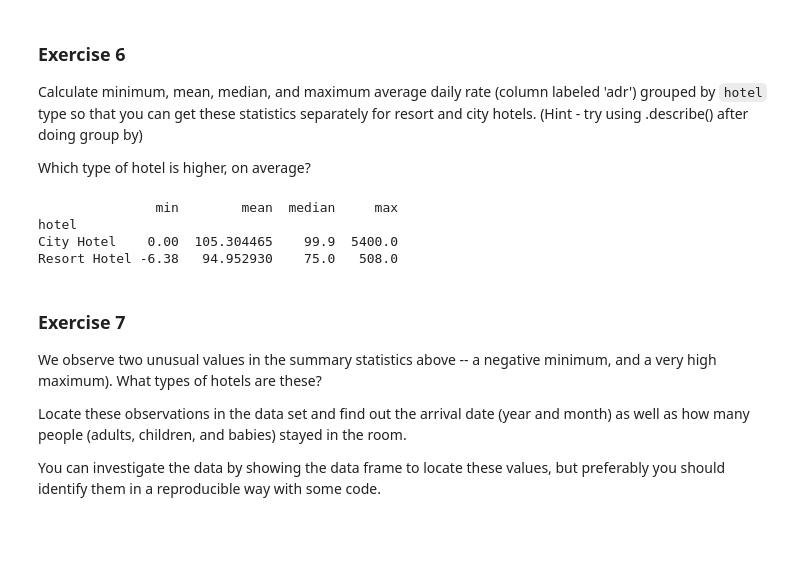
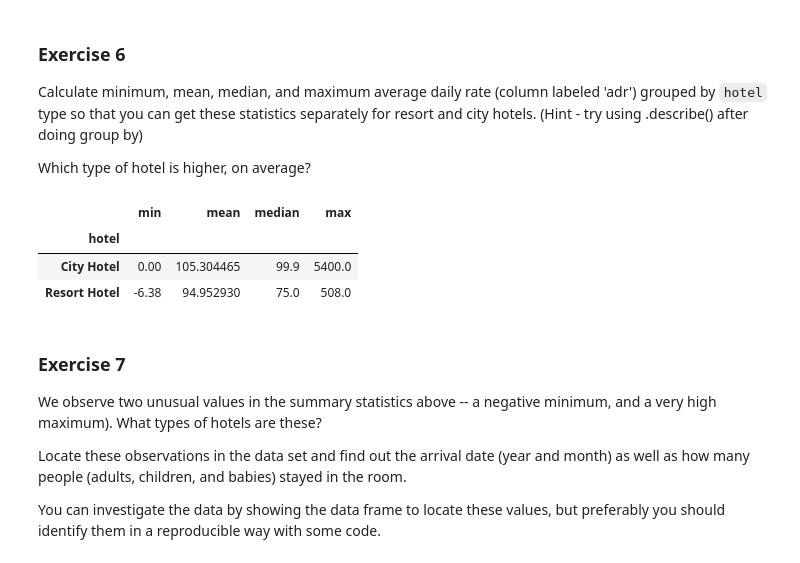
Before and after one commit to NateMiller72/Data101_files, a Jupyter notebook: Day6/Day6-HW.ipynb, the cells around one changed output. Cells and saved outputs as stored; diff of their text form; code cells hidden in the pictures; blank space fills up the shorter version.

```diff
--- a/Day6/Day6-HW.ipynb
+++ b/Day6/Day6-HW.ipynb
@@ -403,13 +403,13 @@ Calculate minimum, mean, median, and maximum average daily rate (column labeled
 Which type of hotel is higher, on average?
 # %%
 stats = DF_raw_hotels.groupby('hotel')['adr'].describe()[['min','mean','50%','max']]
-stats = stats.rename(columns={'50%':'median'})
-print(stats)
+DF_stats = stats.rename(columns={'50%':'median'})
+DF_stats
 # %% [output]
-               min        mean  median     max
-hotel
-City Hotel    0.00  105.304465    99.9  5400.0
-Resort Hotel -6.38   94.952930    75.0   508.0
+|  | min | mean | median | max |
+| hotel |  |  |  |  |
+| City Hotel | 0.00 | 105.304465 | 99.9 | 5400.0 |
+| Resort Hotel | -6.38 | 94.952930 | 75.0 | 508.0 |
 # %% [markdown]
 ### Exercise 7
 
```
Also changed, not shown: parts of 2 cells of this notebook.
